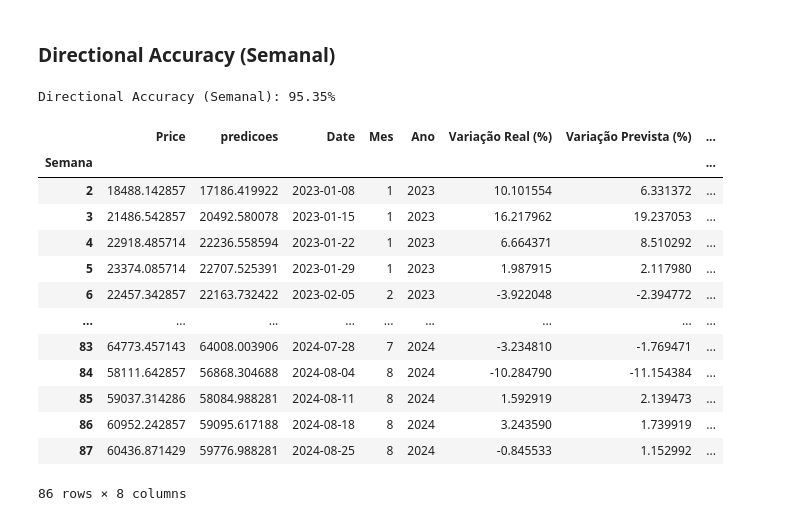
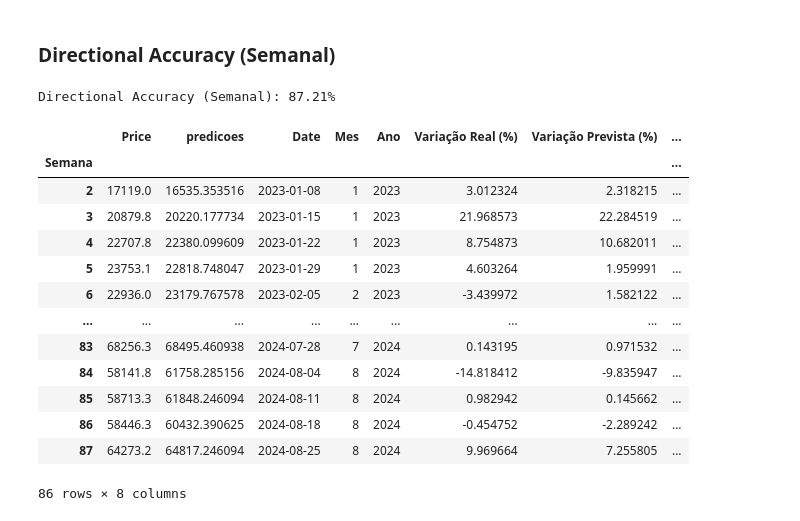
Before and after one commit to yuripopic/TCC-CryptoRush, a Jupyter notebook: CryptoRush/Codigo/machine_learning.ipynb, the cells around one changed output. Drawn from its saved outputs; the diff is of its cells as text; code cells hidden in the pictures.

Commit message:
ajustes na previsão Co-authored-by: filipe-pedroso <filipebruhnspedroso@gmaail.com> Co-authored-by: forgelucas <lucasforge1209@gmail.com>

```diff
--- a/CryptoRush/Codigo/machine_learning.ipynb
+++ b/CryptoRush/Codigo/machine_learning.ipynb
@@ -436,52 +436,52 @@ RMSE percentual: 0.039191478202210084 = 3.92%
 df_previsao_semanal.reset_index()
 # Agrupar por semana e calcular o preço médio semanal para real e previsões
 df_teste_semana = df_previsao_semanal.groupby('Semana').agg({
-    'Price': 'mean',       # Preço real médio por semana
-    'predicoes': 'mean',   # Previsão média por semana
+    'Price': 'first',       # Preço real médio por semana
+    'predicoes': 'first',   # Previsão média por semana
     'Date': 'first'        # Pega a primeira data da semana
 })
 
 # Adicionar colunas de mês e ano com base na coluna 'Data'
 df_teste_semana['Mes'] = df_teste_semana['Date'].dt.month
 df_teste_semana['Ano'] = df_teste_semana['Date'].dt.year
 
 # Calcular a variação percentual semanal para Price e Predicoes
 df_teste_semana['Variação Real (%)'] = df_teste_semana['Price'].pct_change() * 100
 df_teste_semana['Variação Prevista (%)'] = df_teste_semana['predicoes'].pct_change() * 100
 
 
 # Remover NaN (primeira linha não terá variação por não ter valor anterior)
 df_teste_semana = df_teste_semana.dropna()
 
 # Calcular se a direção do valor previsto foi igual ao real (1 = acertou | 0 = errou)
 df_teste_semana['direcao_correta'] = np.where(
     (df_teste_semana['Variação Real (%)'] > 0) & (df_teste_semana['Variação Prevista (%)'] > 0) |
     (df_teste_semana['Variação Real (%)'] < 0) & (df_teste_semana['Variação Prevista (%)'] < 0),
     1, 0
 )
 
 # Calcular a métrica de Erro de Direção (Directional Accuracy)
 directional_accuracy = df_teste_semana['direcao_correta'].mean()
 
 # Exibir resultados
 print(f"Directional Accuracy (Semanal): {directional_accuracy * 100:.2f}%")
 
 df_teste_semana
 # %% [output]
-Directional Accuracy (Semanal): 95.35%
+Directional Accuracy (Semanal): 87.21%
 |  | Price | predicoes | Date | Mes | Ano | Variação Real (%) | Variação Prevista (%) | ... |
 | Semana |  |  |  |  |  |  |  | ... |
-| 2 | 18488.142857 | 17186.419922 | 2023-01-08 | 1 | 2023 | 10.101554 | 6.331372 | ... |
-| 3 | 21486.542857 | 20492.580078 | 2023-01-15 | 1 | 2023 | 16.217962 | 19.237053 | ... |
-| 4 | 22918.485714 | 22236.558594 | 2023-01-22 | 1 | 2023 | 6.664371 | 8.510292 | ... |
-| 5 | 23374.085714 | 22707.525391 | 2023-01-29 | 1 | 2023 | 1.987915 | 2.117980 | ... |
-| 6 | 22457.342857 | 22163.732422 | 2023-02-05 | 2 | 2023 | -3.922048 | -2.394772 | ... |
+| 2 | 17119.0 | 16535.353516 | 2023-01-08 | 1 | 2023 | 3.012324 | 2.318215 | ... |
+| 3 | 20879.8 | 20220.177734 | 2023-01-15 | 1 | 2023 | 21.968573 | 22.284519 | ... |
+| 4 | 22707.8 | 22380.099609 | 2023-01-22 | 1 | 2023 | 8.754873 | 10.682011 | ... |
+| 5 | 23753.1 | 22818.748047 | 2023-01-29 | 1 | 2023 | 4.603264 | 1.959991 | ... |
+| 6 | 22936.0 | 23179.767578 | 2023-02-05 | 2 | 2023 | -3.439972 | 1.582122 | ... |
 | ... | ... | ... | ... | ... | ... | ... | ... | ... |
-| 83 | 64773.457143 | 64008.003906 | 2024-07-28 | 7 | 2024 | -3.234810 | -1.769471 | ... |
-| 84 | 58111.642857 | 56868.304688 | 2024-08-04 | 8 | 2024 | -10.284790 | -11.154384 | ... |
-| 85 | 59037.314286 | 58084.988281 | 2024-08-11 | 8 | 2024 | 1.592919 | 2.139473 | ... |
-| 86 | 60952.242857 | 59095.617188 | 2024-08-18 | 8 | 2024 | 3.243590 | 1.739919 | ... |
-| 87 | 60436.871429 | 59776.988281 | 2024-08-25 | 8 | 2024 | -0.845533 | 1.152992 | ... |
+| 83 | 68256.3 | 68495.460938 | 2024-07-28 | 7 | 2024 | 0.143195 | 0.971532 | ... |
+| 84 | 58141.8 | 61758.285156 | 2024-08-04 | 8 | 2024 | -14.818412 | -9.835947 | ... |
+| 85 | 58713.3 | 61848.246094 | 2024-08-11 | 8 | 2024 | 0.982942 | 0.145662 | ... |
+| 86 | 58446.3 | 60432.390625 | 2024-08-18 | 8 | 2024 | -0.454752 | -2.289242 | ... |
+| 87 | 64273.2 | 64817.246094 | 2024-08-25 | 8 | 2024 | 9.969664 | 7.255805 | ... |
 86 rows × 8 columns
 # %%
 # df_teste_semana.to_csv("previsão semanal - Bitcoin.csv")
```
Also changed, not shown: parts of 11 cells of this notebook, 5 other files.
